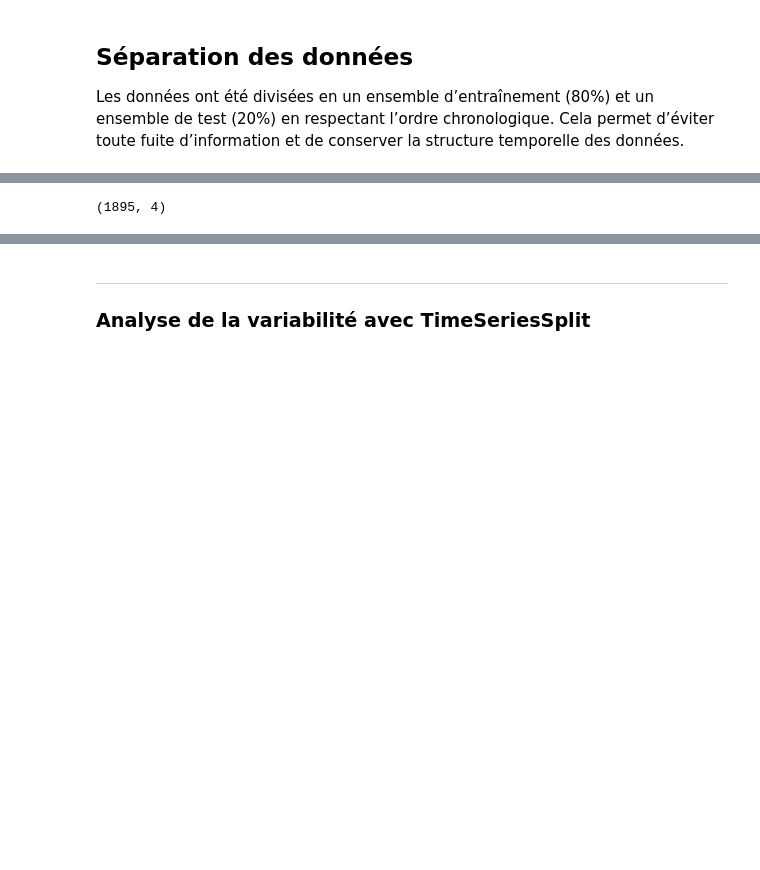
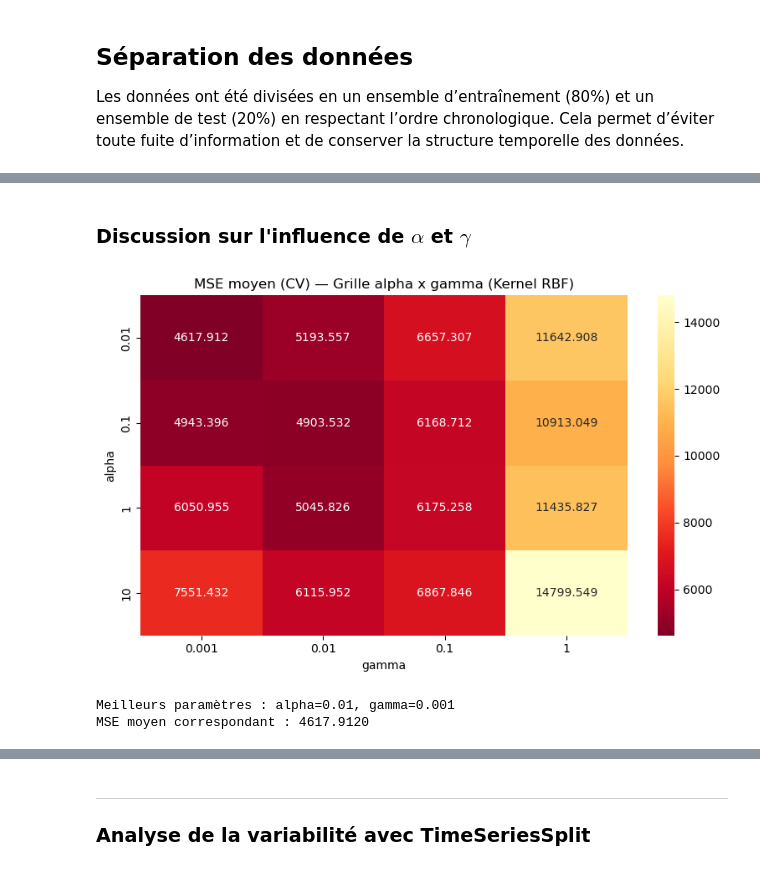
Before and after one commit to NourBouabid/regression_air_quality, a Jupyter notebook: notebook.ipynb, the cells around one changed output, grey strips where cells are left out. Drawn from its saved outputs; the diff is of its cells as text; code cells hidden in the pictures; blank space fills up the shorter version.

```diff
--- a/notebook.ipynb
+++ b/notebook.ipynb
@@ -263,16 +254,62 @@ Le kernel linéaire **n'a aucun paramètre interne** ($k(x,y) = x^Ty$ est entiè
+# %% [markdown]
+### Discussion sur l'influence de $\alpha$ et $\gamma$
 # %%
-# Entraînement du modèle
-model = KernelRidge(kernel='rbf', alpha=1.0, gamma=0.1)
-# Imputer for target variables
-imputer_y = SimpleImputer(strategy='mean')
-Y_train_imp = imputer_y.fit_transform(Y_train)
-Y_test_imp = imputer_y.transform(Y_test)
+alphas = [0.01, 0.1, 1, 10]
+gammas = [0.001, 0.01, 0.1, 1]
 
-model.fit(X_train_sc, Y_train_imp)
+tscv = TimeSeriesSplit(n_splits=5)
+results_grid = {}
 
-# Prédictions
-Y_pred = model.predict(X_test_sc)
-print(Y_pred.shape)
+for alpha in alphas:
+    for gamma in gammas:
+        mse_folds = []
+        for train_idx, test_idx in tscv.split(X):
+            X_tr, X_te = X.iloc[train_idx], X.iloc[test_idx]
+            Y_tr, Y_te = Y.iloc[train_idx], Y.iloc[test_idx]
+
+            sc_cv = StandardScaler()
+            X_tr = sc_cv.fit_transform(X_tr)
+            X_te = sc_cv.transform(X_te)
+
+            m = KernelRidge(kernel='rbf', alpha=alpha, gamma=gamma)
+            # Imputer for missing values in X
+            imputer_x = SimpleImputer(strategy='mean')
+            X_tr = imputer_x.fit_transform(X_tr)
+            X_te = imputer_x.transform(X_te)
+
+            # Imputer for missing values in Y
+            imputer_y = SimpleImputer(strategy='mean')
+            Y_tr = imputer_y.fit_transform(Y_tr)
+            Y_te = imputer_y.transform(Y_te)
+
+            m.fit(X_tr, Y_tr)
+            mse_folds.append(mean_squared_error(Y_te, m.predict(X_te)))
+
+        results_grid[(alpha, gamma)] = np.mean(mse_folds)
+
+# Affichage sous forme de heatmap
+grid_matrix = np.array([[results_grid[(a, g)] for g in gammas] for a in alphas])
+
+plt.figure(figsize=(8, 5))
+sns.heatmap(
+    grid_matrix,
+    xticklabels=gammas,
+    yticklabels=alphas,
+    annot=True, fmt='.3f',
+    cmap='YlOrRd_r'
+)
+plt.xlabel('gamma')
+plt.ylabel('alpha')
+plt.title('MSE moyen (CV) — Grille alpha x gamma (Kernel RBF)')
+plt.tight_layout()
+plt.show()
+
+best_params = min(results_grid, key=results_grid.get)
+best_alpha, best_gamma = best_params
+print(f"Meilleurs paramètres : alpha={best_alpha}, gamma={best_gamma}")
+print(f"MSE moyen correspondant : {results_grid[best_params]:.4f}")
 # %% [output]
+[figure, added]
-(1895, 4)
+Meilleurs paramètres : alpha=0.01, gamma=0.001
+MSE moyen correspondant : 4617.9120
 # %%
```
Also changed, not shown: parts of 19 cells of this notebook.
